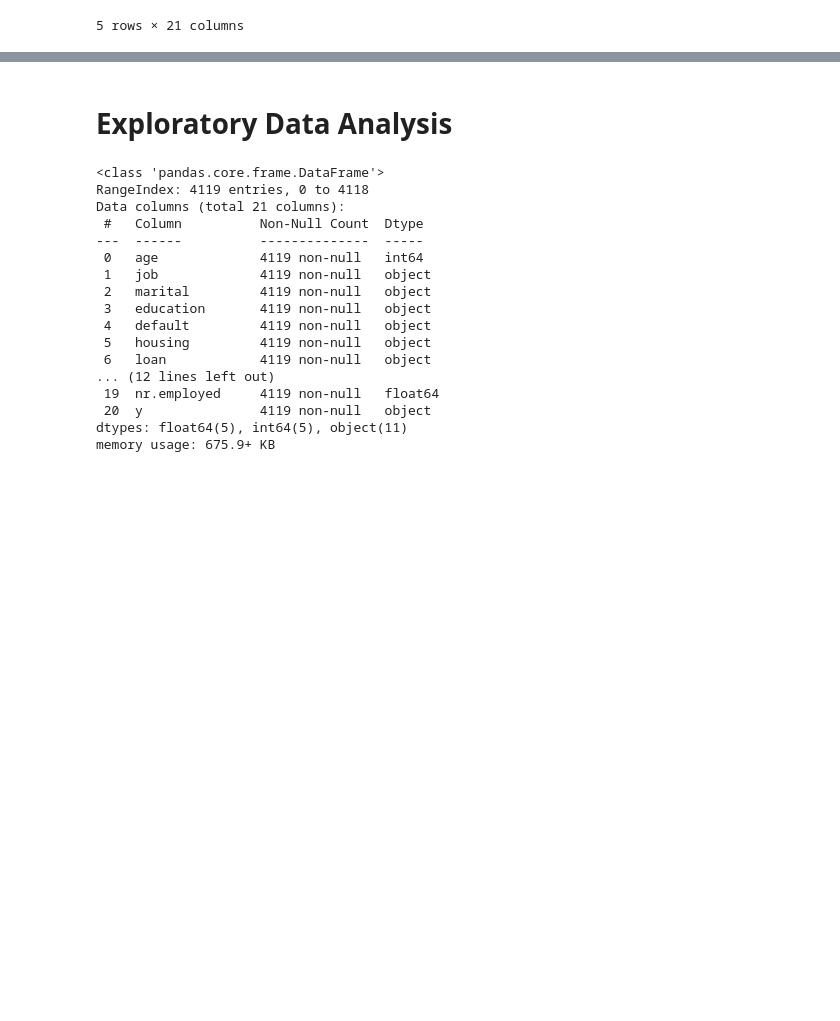
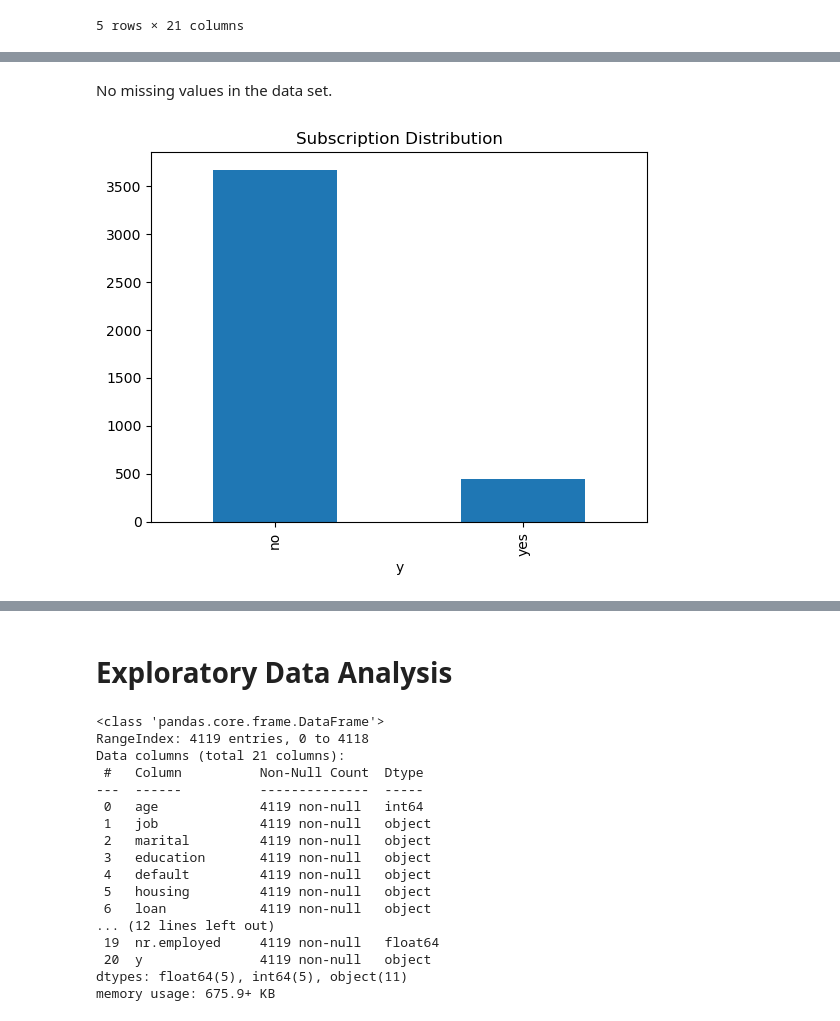
Before and after one commit to harunugurlu/bank-deposit-prediction, a Jupyter notebook: term_project.ipynb, the cells around one changed output, grey strips where cells are left out. Cells and saved outputs as stored; diff of their text form; code cells hidden in the pictures; blank space fills up the shorter version.

```diff
--- a/term_project.ipynb
+++ b/term_project.ipynb
@@ -22,0 +82,8 @@ df.head()
+# %% [markdown]
+No missing values in the data set.
+# %%
+# Target variable distribution
+df['y'].value_counts().plot(kind='bar', title='Subscription Distribution')
+plt.show()
+# %% [output]
+[figure, added]
```
Also changed, not shown: parts of 21 cells of this notebook.
